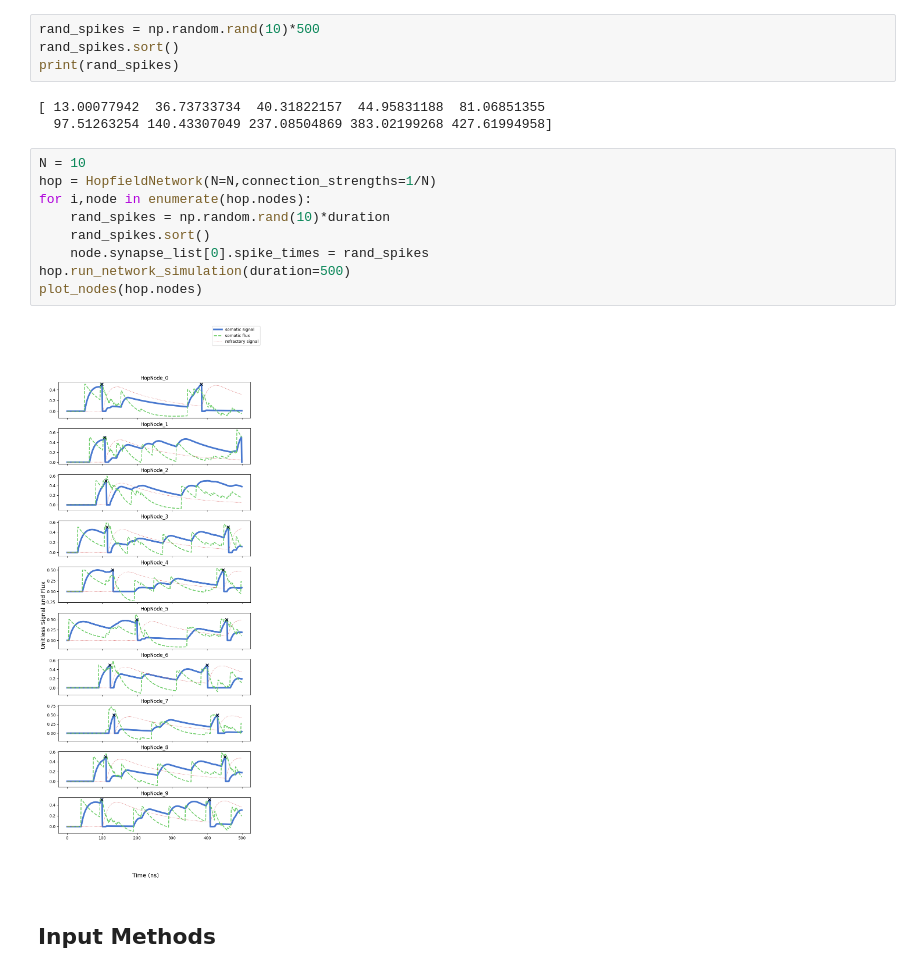
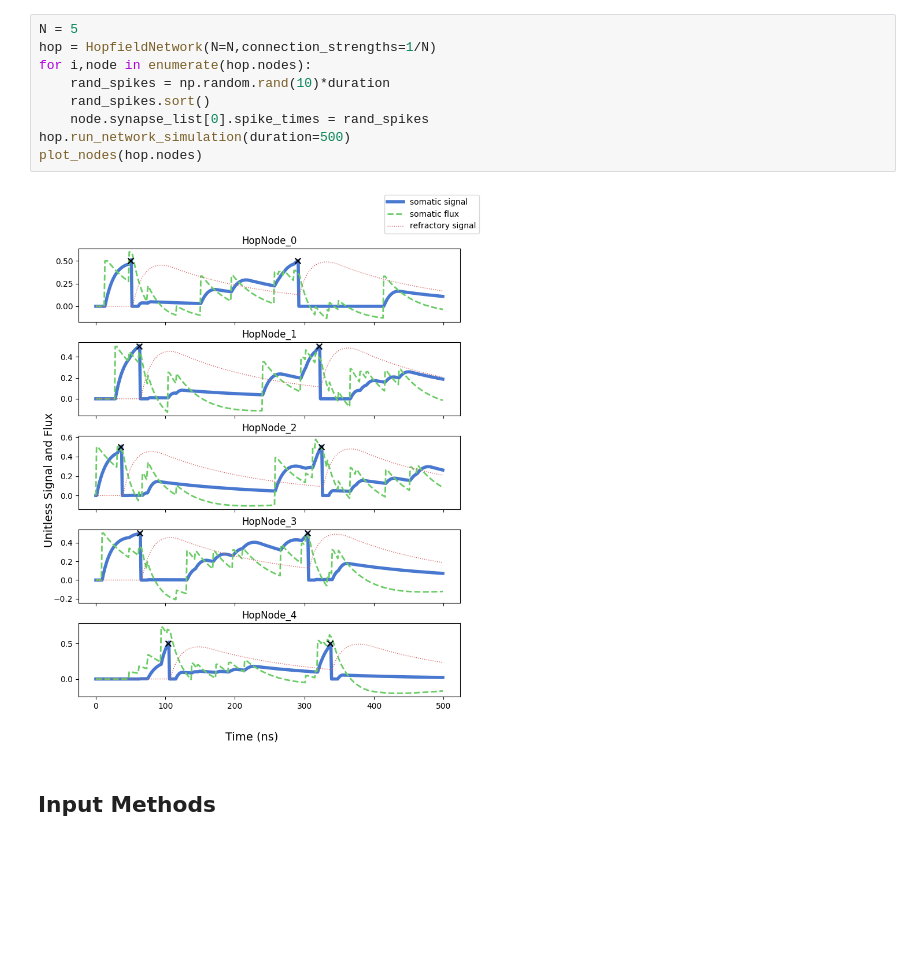
Before and after one commit to ryangitsit/slim_soens, a Jupyter notebook: tutorials/overview.ipynb, the cells around one changed output. Cells and saved outputs as stored; diff of their text form; blank space fills up the shorter version.

```diff
--- a/tutorials/overview.ipynb
+++ b/tutorials/overview.ipynb
@@ -102,21 +109,14 @@ print_attrs(hop.nodes[0].synapse_list,['name'])
-# %%
-rand_spikes = np.random.rand(10)*500
-rand_spikes.sort()
-print(rand_spikes)
-# %% [output]
-[ 13.00077942  36.73733734  40.31822157  44.95831188  81.06851355
-  97.51263254 140.43307049 237.08504869 383.02199268 427.61994958]
 # %%
-N = 10
+N = 5
 hop = HopfieldNetwork(N=N,connection_strengths=1/N)
 for i,node in enumerate(hop.nodes):
     rand_spikes = np.random.rand(10)*duration
     rand_spikes.sort()
     node.synapse_list[0].spike_times = rand_spikes
 hop.run_network_simulation(duration=500)
 plot_nodes(hop.nodes)
 # %% [output]
-[figure, old version]
+[figure, new version]
 # %% [markdown]
 ## Input Methods
 # %% [markdown]
```
Also changed, not shown: parts of 13 cells of this notebook, 4 other files.
